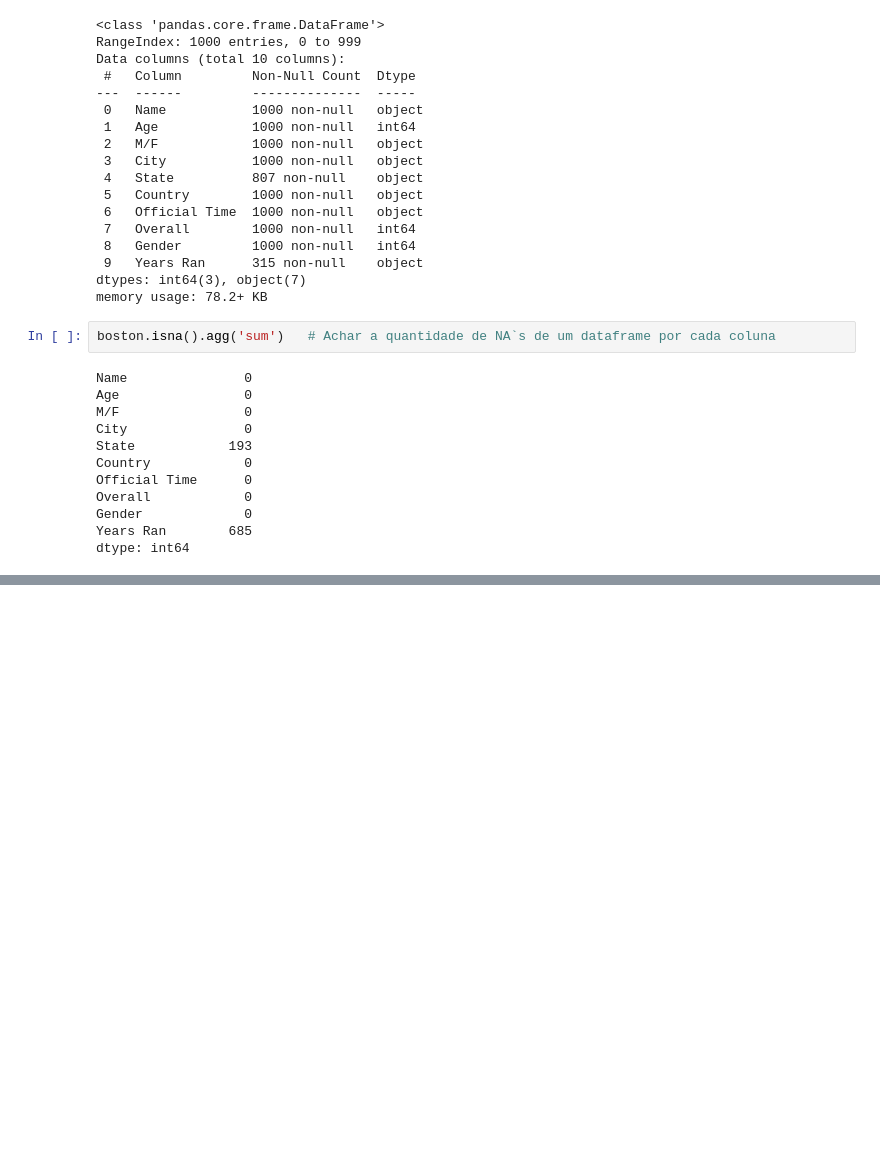
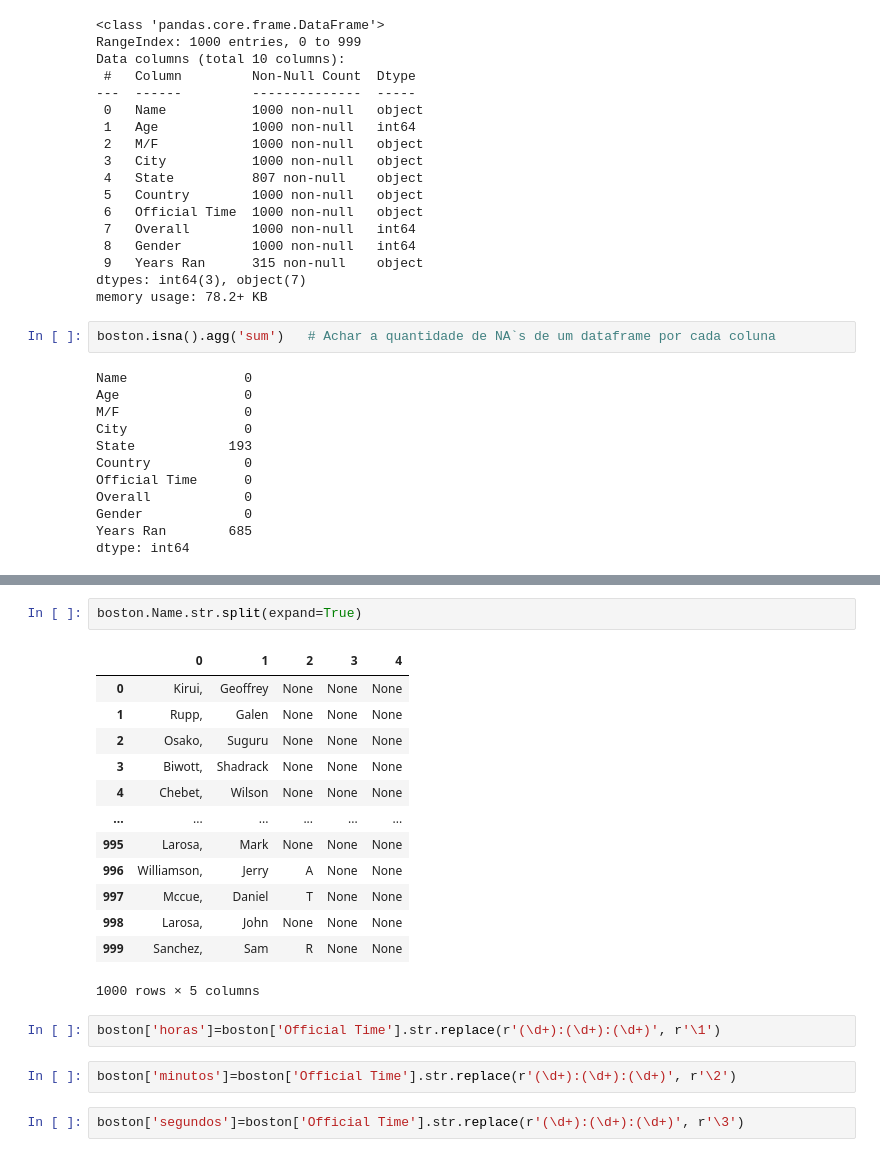
Before and after one commit to junio-firmino/Aprendizado_python, a Jupyter notebook: boston.ipynb, the cells around one changed output, grey strips where cells are left out. Saved outputs shown, nothing was run; the diff lists cells and outputs as text; blank space fills up the shorter version.

```diff
--- a/boston.ipynb
+++ b/boston.ipynb
@@ -59,0 +69,22 @@ dtype: int64
+# %%
+boston.Name.str.split(expand=True)
+# %% [output]
+|  | 0 | 1 | 2 | 3 | 4 |
+| 0 | Kirui, | Geoffrey | None | None | None |
+| 1 | Rupp, | Galen | None | None | None |
+| 2 | Osako, | Suguru | None | None | None |
+| 3 | Biwott, | Shadrack | None | None | None |
+| 4 | Chebet, | Wilson | None | None | None |
+| ... | ... | ... | ... | ... | ... |
+| 995 | Larosa, | Mark | None | None | None |
+| 996 | Williamson, | Jerry | A | None | None |
+| 997 | Mccue, | Daniel | T | None | None |
+| 998 | Larosa, | John | None | None | None |
+| 999 | Sanchez, | Sam | R | None | None |
+1000 rows × 5 columns
+# %%
+boston['horas']=boston['Official Time'].str.replace(r'(\d+):(\d+):(\d+)', r'\1')
+# %%
+boston['minutos']=boston['Official Time'].str.replace(r'(\d+):(\d+):(\d+)', r'\2')
+# %%
+boston['segundos']=boston['Official Time'].str.replace(r'(\d+):(\d+):(\d+)', r'\3')
```
Also changed, not shown: parts of 11 cells of this notebook.
